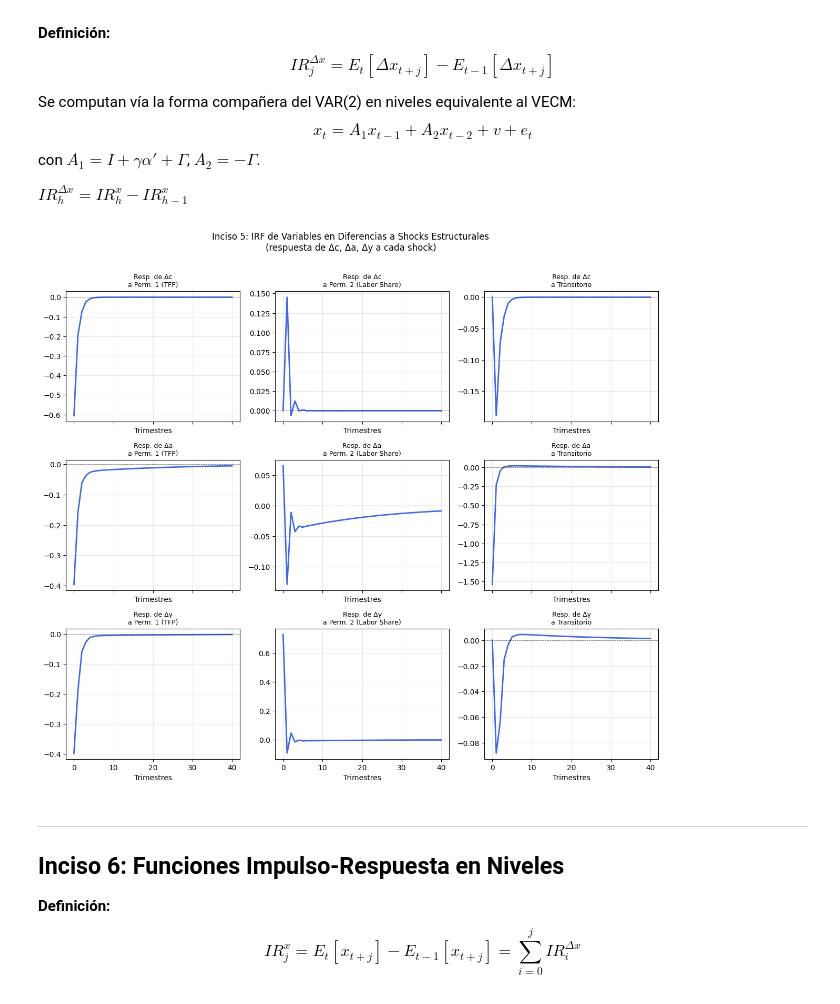
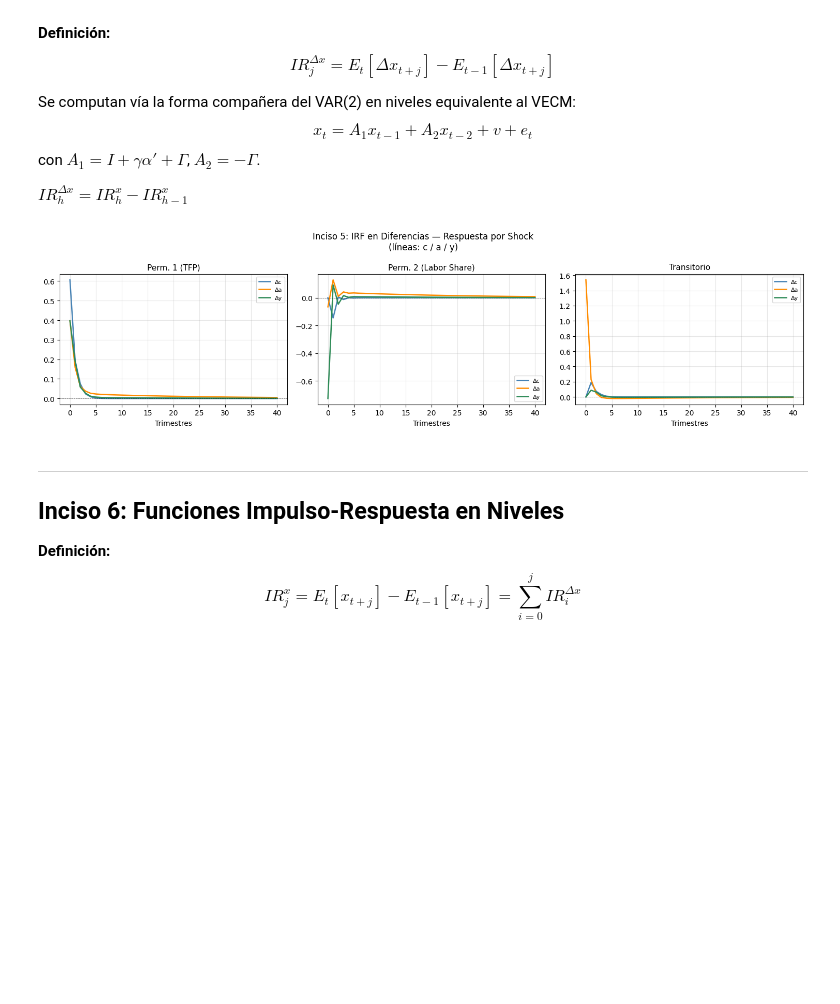
Before and after one commit to DavidGuzzi/MECMT15-98, a Jupyter notebook: Ejercicio1_ShocksAndCrashes.ipynb, the cells around one changed output. Drawn from its saved outputs; the diff is of its cells as text; code cells hidden in the pictures; blank space fills up the shorter version.

```diff
--- a/Ejercicio1_ShocksAndCrashes.ipynb
+++ b/Ejercicio1_ShocksAndCrashes.ipynb
@@ -585,21 +584,29 @@ con $A_1 = I + \gamma\alpha' + \Gamma$, $A_2 = -\Gamma$.
 $IR^{\Delta x}_h = IR^{x}_h - IR^{x}_{h-1}$
 # %%
 # =====================================================
-# INCISO 5: IRF en diferencias
+# INCISO 5: IRF EN DIFERENCIAS
 # =====================================================
 nperiods = 41
 irf_levels, irf_diff = compute_irf_vecm(
     Gamma, gamma, alpha_a, alpha_y, G, H, nperiods=nperiods)
 
-# var_names and shock_names defined above
+# Convención de signo consistente con Inciso 3 (P1→c LR>0, P2→a LR>0, T→a impacto>0)
+_sign_refs = [irf_levels[40, 0, 0],
+              irf_levels[40, 1, 1],
+              irf_levels[0,  1, 2]]
+for _s in range(3):
+    if _sign_refs[_s] < 0:
+        irf_levels[:, :, _s] *= -1
+        irf_diff[:, :, _s]   *= -1
+
 diff_var_names = ['Δc', 'Δa', 'Δy']
 
-plot_irf(irf_diff, diff_var_names, shock_names,
-         title='Inciso 5: IRF de Variables en Diferencias a Shocks Estructurales\n'
-               '(respuesta de Δc, Δa, Δy a cada shock)',
-         scale=100)
+plot_irf_byshock(irf_diff, diff_var_names, shock_names,
+                 title='Inciso 5: IRF en Diferencias — Respuesta por Shock\n'
+                       '(líneas: c / a / y)',
+                 scale=100)
 # %% [output]
-[figure, old version]
+[figure, new version]
 # %% [markdown]
 ---
 ## Inciso 6: Funciones Impulso-Respuesta en Niveles
```
Also changed, not shown: parts of 9 cells of this notebook.
